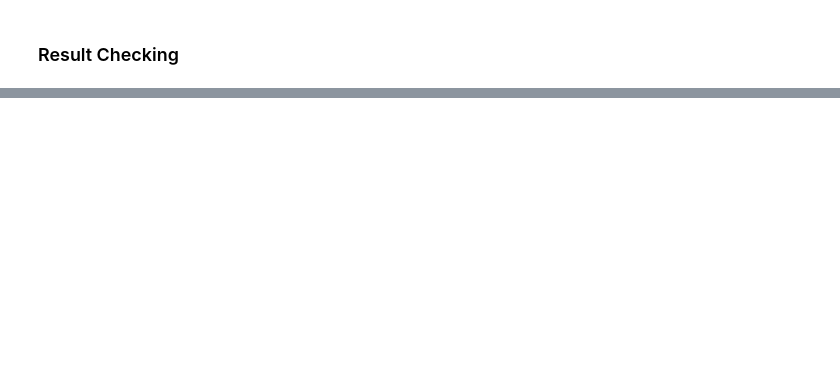
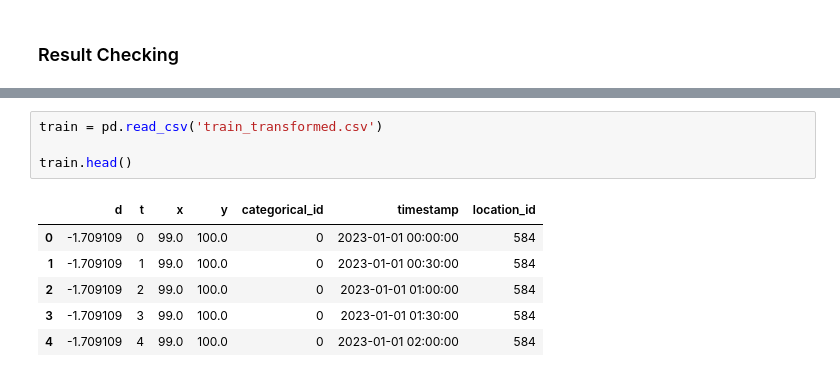
Before and after one commit to rongboxu/tft_tf2, a Jupyter notebook: data_processing.ipynb, the cells around one changed output, grey strips where cells are left out. Drawn from its saved outputs; the diff is of its cells as text; blank space fills up the shorter version.

```diff
--- a/data_processing.ipynb
+++ b/data_processing.ipynb
@@ -138,0 +169,11 @@ result.to_csv('my_data/data/humo_data/processed_train_set.csv', index=False)
+# %%
+train = pd.read_csv('train_transformed.csv')
+
+train.head()
+# %% [output]
+|  | d | t | x | y | categorical_id | timestamp | location_id |
+| 0 | -1.709109 | 0 | 99.0 | 100.0 | 0 | 2023-01-01 00:00:00 | 584 |
+| 1 | -1.709109 | 1 | 99.0 | 100.0 | 0 | 2023-01-01 00:30:00 | 584 |
+| 2 | -1.709109 | 2 | 99.0 | 100.0 | 0 | 2023-01-01 01:00:00 | 584 |
+| 3 | -1.709109 | 3 | 99.0 | 100.0 | 0 | 2023-01-01 01:30:00 | 584 |
+| 4 | -1.709109 | 4 | 99.0 | 100.0 | 0 | 2023-01-01 02:00:00 | 584 |
```
Also changed, not shown: parts of 14 cells of this notebook.
